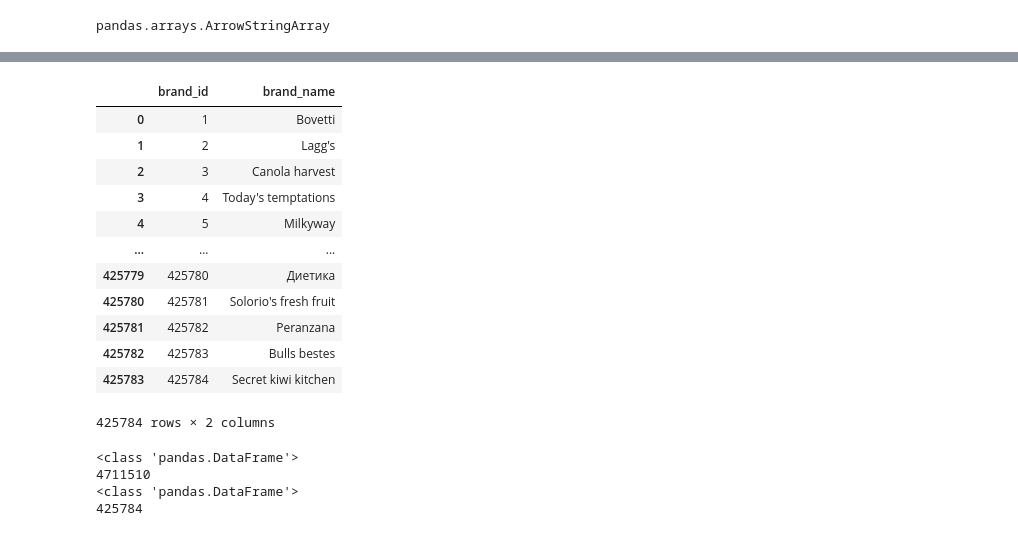
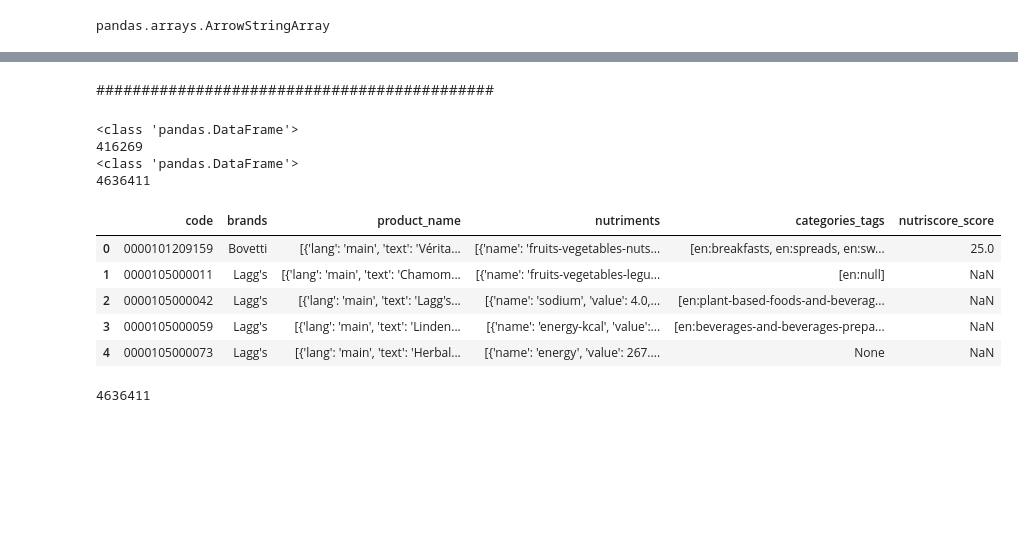
Before and after one commit to G-code10/Nutriscore, a Jupyter notebook: notebooks/jeremy/brouillon.ipynb, the cells around one changed output, grey strips where cells are left out. Saved outputs shown, nothing was run; the diff lists cells and outputs as text; code cells hidden in the pictures; blank space fills up the shorter version.

```diff
--- a/notebooks/jeremy/brouillon.ipynb
+++ b/notebooks/jeremy/brouillon.ipynb
@@ -350,30 +312,34 @@ brands_tuple # (id, name)
-# %%
-type(brands_tuple)
-brands_pd_df = pd.DataFrame(brands_tuple, columns=['brand_id', 'brand_name'])
-brands_pd_df
-# %% [output]
-|  | brand_id | brand_name |
-| 0 | 1 | Bovetti |
-| 1 | 2 | Lagg's |
-| 2 | 3 | Canola harvest |
-| 3 | 4 | Today's temptations |
-| 4 | 5 | Milkyway |
-| ... | ... | ... |
-| 425779 | 425780 | Диетика |
-| 425780 | 425781 | Solorio's fresh fruit |
-| 425781 | 425782 | Peranzana |
-| 425782 | 425783 | Bulls bestes |
-| 425783 | 425784 | Secret kiwi kitchen |
-425784 rows × 2 columns
+# %% [markdown]
+############################################
+# %%
+brands_df = pd.read_sql_query("SELECT id as brand_id, name as brand_name FROM brands", conn)
 # %%
+print(type(brands_df))
+print(len(brands_df))
 print(type(df_products))
 print(len(df_products))
-print(type(brands_pd_df))
-print(len(brands_pd_df))
+df_products.head()
 # %% [output]
 <class 'pandas.DataFrame'>
-4711510
+416269
 <class 'pandas.DataFrame'>
-425784
+4636411
+|  | code | brands | product_name | nutriments | categories_tags | nutriscore_score |
+| 0 | 0000101209159 | Bovetti | [{'lang': 'main', 'text': 'Vérita... | [{'name': 'fruits-vegetables-nuts... | [en:breakfasts, en:spreads, en:sw... | 25.0 |
+| 1 | 0000105000011 | Lagg's | [{'lang': 'main', 'text': 'Chamom... | [{'name': 'fruits-vegetables-legu... | [en:null] | NaN |
+| 2 | 0000105000042 | Lagg's | [{'lang': 'main', 'text': 'Lagg's... | [{'name': 'sodium', 'value': 4.0,... | [en:plant-based-foods-and-beverag... | NaN |
+| 3 | 0000105000059 | Lagg's | [{'lang': 'main', 'text': 'Linden... | [{'name': 'energy-kcal', 'value':... | [en:beverages-and-beverages-prepa... | NaN |
+| 4 | 0000105000073 | Lagg's | [{'lang': 'main', 'text': 'Herbal... | [{'name': 'energy', 'value': 267.... | None | NaN |
 # %%
-df_products_brands_merge = df_products.merge(brands_pd_df, how="inner", left_on='brands', right_on='brand_name') # left pour récupérer les 4.7M
+
+# df_brands = (df['brands'][(df['brands'].notna()) & ( df['brands'] != '')]
+#              .astype(str)
+#              .str.capitalize()
+#              .str.replace("\x00", "", regex=False) # Ici, regex=False fonctionne !
+#              .drop_duplicates()).replace('Nan', 'Unknown')
+
+df_products['brands'] = (df_products['brands'].replace(np.nan, "Unknown")) # TODO : Attention ne pas capitalize le 'brands', et traiter le NaN comme Unknown
+df_products = df_products.merge(brands_df, how="left", left_on='brands', right_on='brand_name') # left pour récupérer les 4.7M
+len(df)
+# %% [output]
+4636411
```
Also changed, not shown: parts of 19 cells of this notebook.
